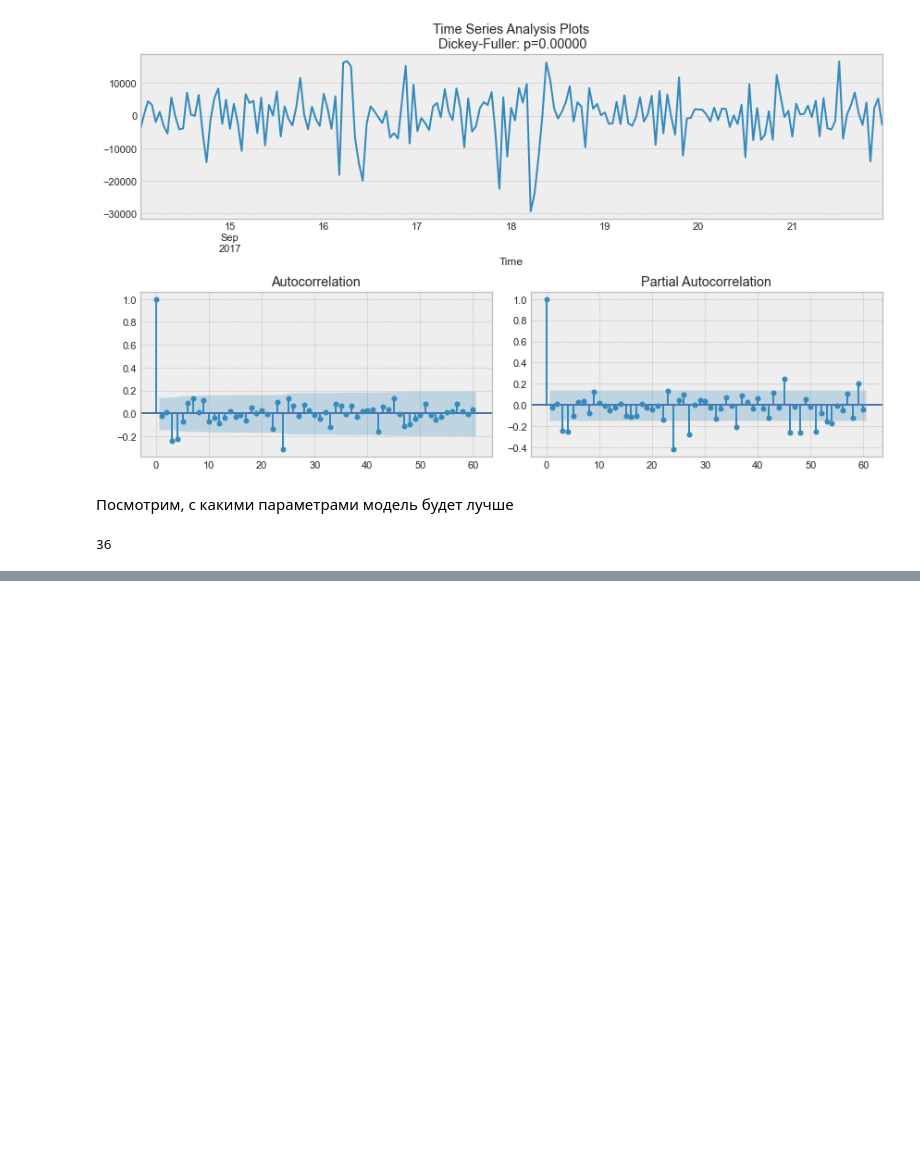
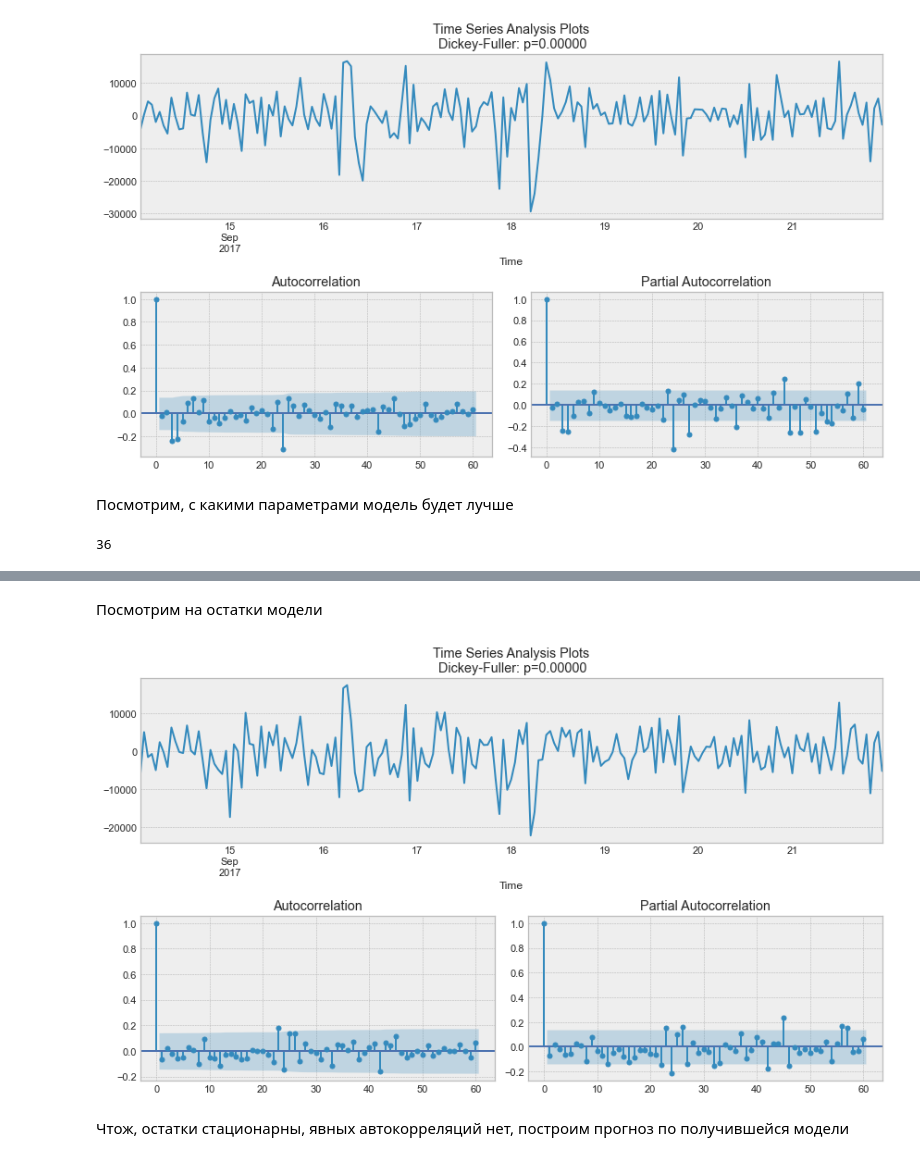
Before and after one commit to adwiza/machine_learning, a Jupyter notebook: ml_23-Time series analysis.ipynb, the cells around one changed output, grey strips where cells are left out. Drawn from its saved outputs; the diff is of its cells as text; code cells hidden in the pictures; blank space fills up the shorter version.

Commit message:
module 23 - Time series analysis finished

```diff
--- a/ml_23-Time series analysis.ipynb
+++ b/ml_23-Time series analysis.ipynb
@@ -677,0 +713,3 @@ len(parameters_list)
+# %%
+%%time
+result_table = optimizeSARIMA(parameters_list, d, D, s)
@@ -677,0 +727,7 @@ len(parameters_list)
+# %%
+# set the parameters that give the lowest AIC
+p, q, P, Q = result_table.parameters[0]
+
+best_model = sm.tsa.statespace.SARIMAX(ads.Ads, order=(p, d, q),
+                                        seasonal_order=(P, D, Q, s)).fit(disp=-1)
+print(best_model.summary())
@@ -677,0 +752,8 @@ len(parameters_list)
+# %% [markdown]
+Посмотрим на остатки модели
+# %%
+tsplot(best_model.resid[24+1:], lags=60)
+# %% [output]
+[figure, added]
+# %% [markdown]
+Чтож, остатки стационарны, явных автокорреляций нет, построим прогноз по получившейся модели
```
Also changed, not shown: parts of 12 cells of this notebook.
